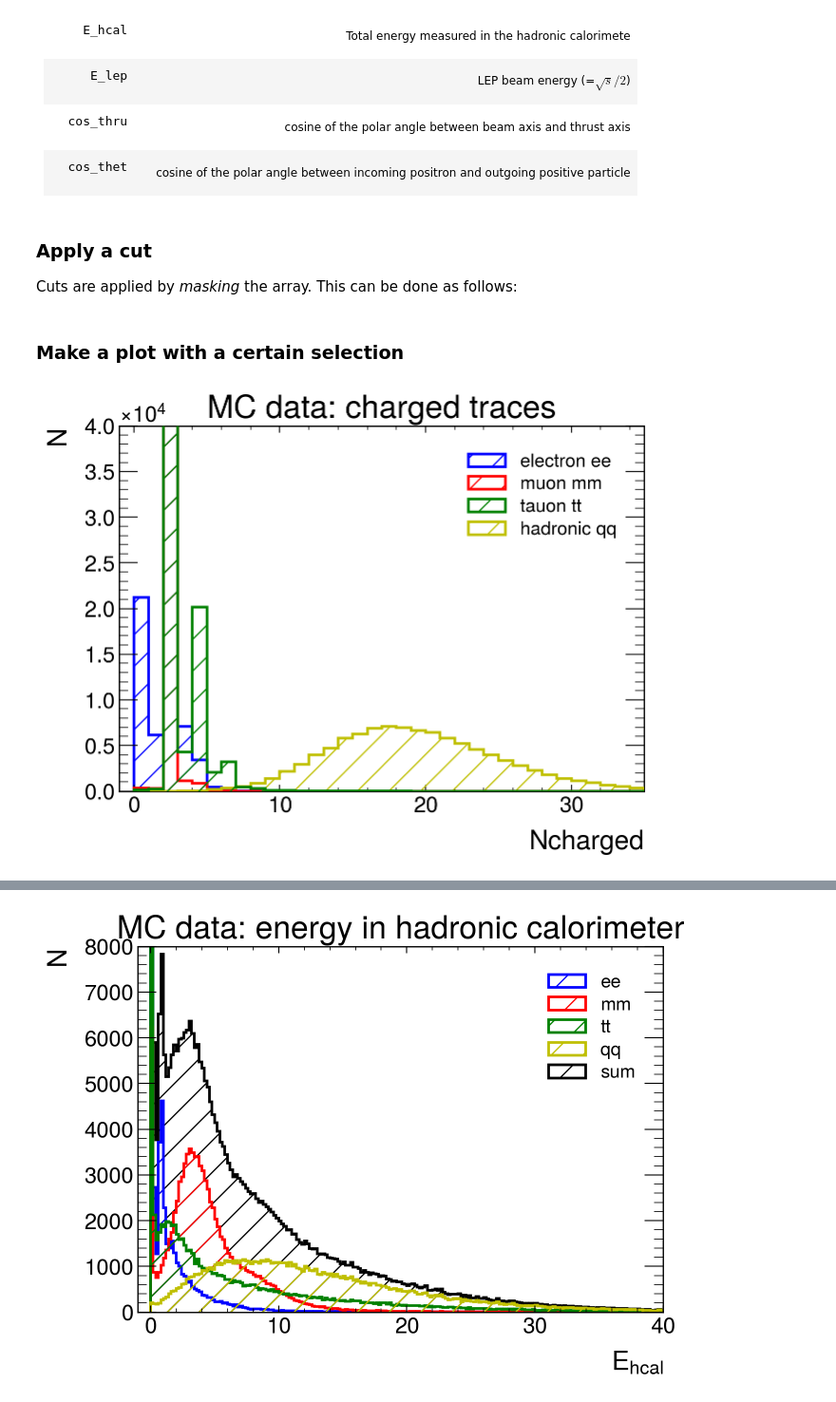
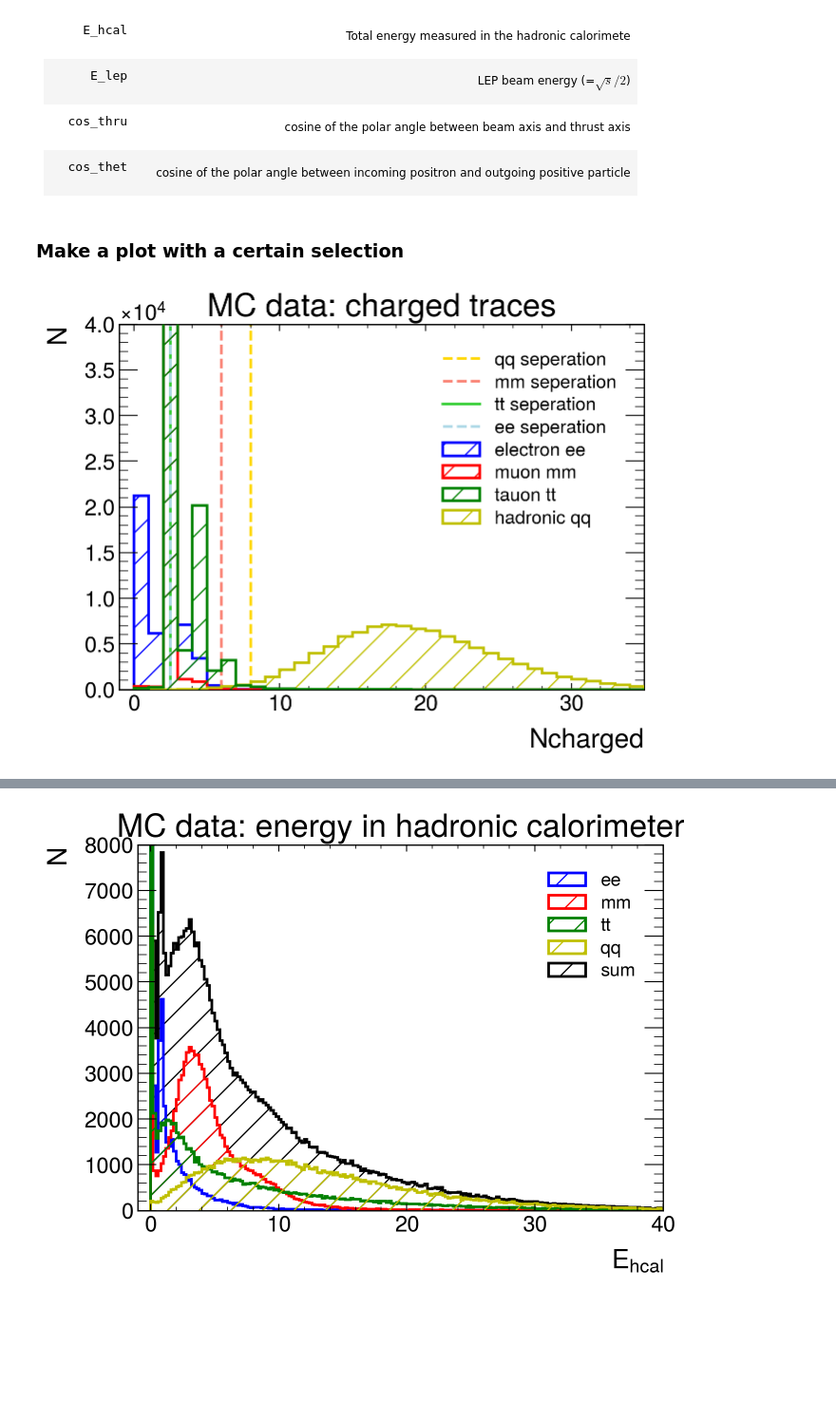
Before and after one commit to lukasg96/z0-precisionmeasurement, a Jupyter notebook: z0_experiment.ipynb, the cells around one changed output, grey strips where cells are left out. Shown at 95% size. Saved outputs shown, nothing was run; the diff lists cells and outputs as text; code cells hidden in the pictures; blank space fills up the shorter version.

```diff
--- a/z0_experiment.ipynb
+++ b/z0_experiment.ipynb
@@ -33,7 +33,7 @@ import matplotlib.pyplot as plt
 
 from scipy.optimize import curve_fit
 # %%
-colors = {'e' : 'b', 'm' : 'r', 't' : 'g', 'q' : 'y', 'mix' : 'black', 'es' : 'cornflowerblue'}
+colors = {'e' : 'b', 'm' : 'r', 't' : 'g', 'q' : 'y', 'mix' : 'black', 'es' : 'cornflowerblue', 'ecut' : 'lightblue', 'mcut' : 'Salmon', 'tcut' : 'limegreen', 'qcut' : 'gold'}
 # %% [markdown]
 ## *Example*: Reading a ROOT.TTree and plotting a variable with a cut
 # %% [markdown]
@@ -128,33 +128,38 @@ The last line shows all the variables available in the TTree to carry out the ex
 | <pre>E_lep</pre> | LEP beam energy (=$\sqrt{s}/2$) |
 | <pre>cos_thru</pre> | cosine of the polar angle between beam axis and thrust axis |
 | <pre>cos_thet</pre> | cosine of the polar angle between incoming positron and outgoing positive particle |
-# %% [markdown]
-### Apply a cut
-
-Cuts are applied by *masking* the array. This can be done as follows:
 # %% [markdown]
 ### Make a plot with a certain selection
 # %%
 # Histogram the MC data of the charged traces
 plt.style.use(mplhep.style.ATLAS) # You can load ATLAS/CMS/ALICE plot style
 plt.figure(figsize=(7,5))
 
-bin_content, bin_edges, _ = plt.hist(nchares[0], bins=100, range=(0.,100.), histtype='step',  linewidth=2, edgecolor=colors['e'], hatch='/', label='electron ee', zorder=2)
+
+
+bin_content, bin_edges, ax1 = plt.hist(nchares[0], bins=100, range=(0.,100.), histtype='step',  linewidth=2, edgecolor=colors['e'], hatch='/', label='electron ee', zorder=2)
 bin_content, bin_edges, _ = plt.hist(nchares[1], bins=100, range=(0.,100.), histtype='step',  linewidth=2, edgecolor=colors['m'], hatch='/', label='muon mm', zorder=3)
 bin_content, bin_edges, _ = plt.hist(nchares[2], bins=100, range=(0.,100.), histtype='step',  linewidth=2, edgecolor=colors['t'], hatch='/', label='tauon tt', zorder=5)
 bin_content, bin_edges, _ = plt.hist(nchares[3], bins=100, range=(0.,100.), histtype='step',  linewidth=2, edgecolor=colors['q'], hatch='/', label='hadronic qq', zorder=4)
 #bin_content, bin_edges, _ = plt.hist(nchares[4], bins=100, range=(0.,100.), histtype='step',  linewidth=2, edgecolor=colors['mix'], hatch='/', label='sum', zorder=1)
+
+#vicualize the seperation cuts
+ax = plt.axvline(x=8, color = colors['qcut'], ls = '--', label = 'qq seperation')
+plt.axvline(x=6, color = colors['mcut'], ls = '--', label = 'mm seperation')
+plt.axvline(x=2.5, color = colors['tcut'], ls = '-', label = 'tt seperation')
+plt.axvline(x=2.5, color = colors['ecut'], ls = '--', label = 'ee seperation')
+
 
 ### Show the plot on screen
 plt.legend()
 plt.title('MC data: charged traces')
 plt.xlim(-1,35)
 plt.ylim(0,40e3)
 plt.xlabel('Ncharged')
 plt.ylabel('N')
 plt.show()
 # %% [output]
-[figure, old version]
+[figure, new version]
 # %%
 # Plot of the total particle
 plt.style.use(mplhep.style.ATLAS)
```
Also changed, not shown: parts of 24 cells of this notebook.
